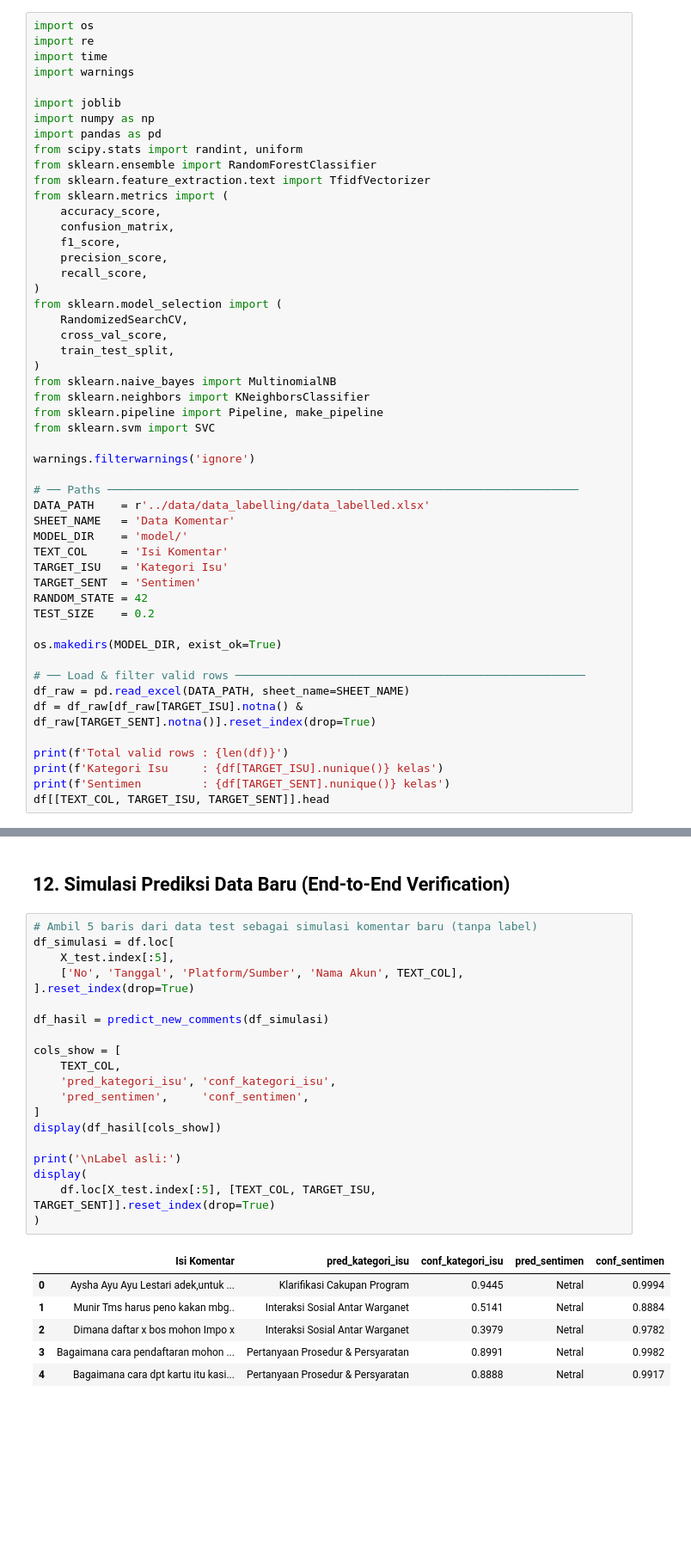
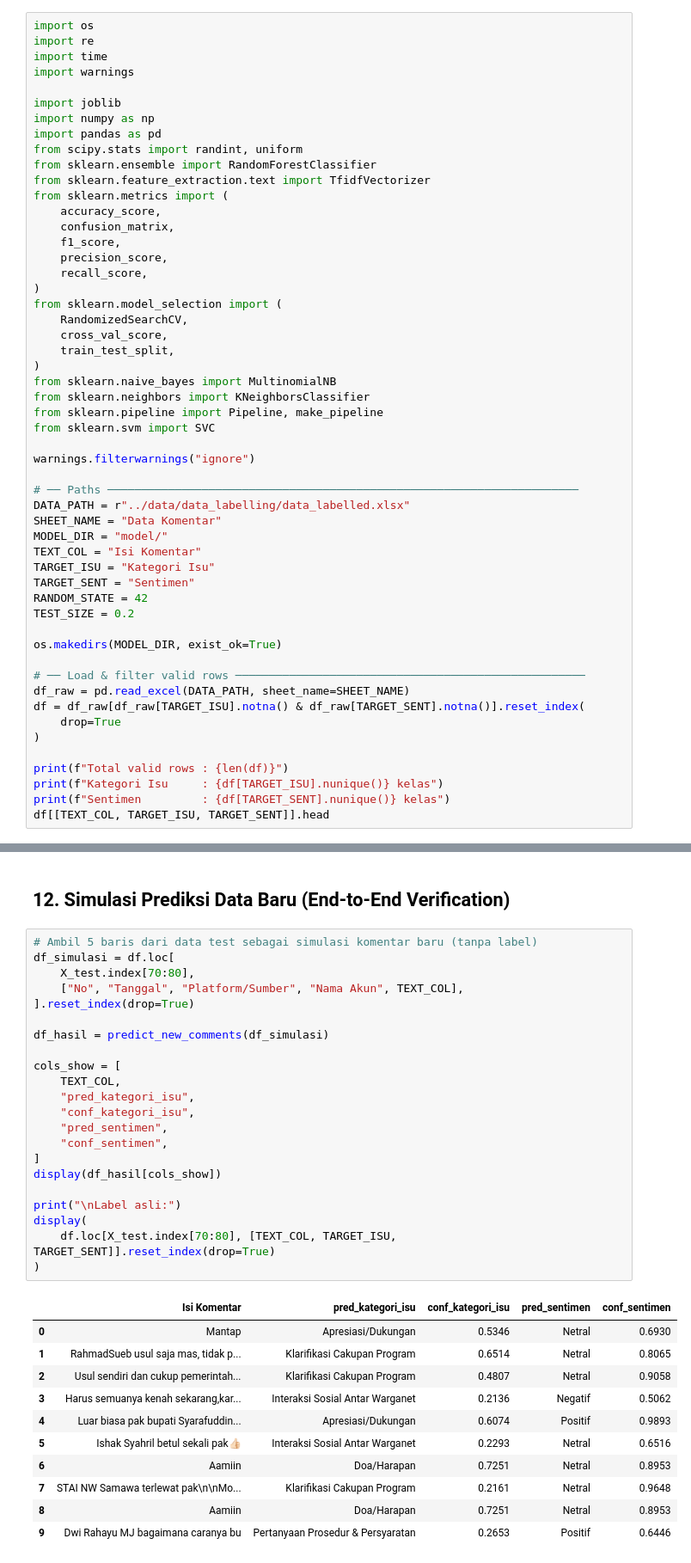
Before and after one commit to Put3r4/Analisis-Sentimen_Kartu_Sumbawa_Pintar, a Jupyter notebook: notebook/modelling.ipynb, the cells around one changed output, grey strips where cells are left out. Shown at 86% size. Drawn from its saved outputs; the diff is of its cells as text; blank space fills up the shorter version.

```diff
--- a/notebook/modelling.ipynb
+++ b/notebook/modelling.ipynb
@@ -31,27 +31,29 @@ from sklearn.neighbors import KNeighborsClassifier
 from sklearn.pipeline import Pipeline, make_pipeline
 from sklearn.svm import SVC
 
-warnings.filterwarnings('ignore')
+warnings.filterwarnings("ignore")
 
 # ── Paths ──────────────────────────────────────────────────────────────────────
-DATA_PATH    = r'../data/data_labelling/data_labelled.xlsx'
-SHEET_NAME   = 'Data Komentar'
-MODEL_DIR    = 'model/'
-TEXT_COL     = 'Isi Komentar'
-TARGET_ISU   = 'Kategori Isu'
-TARGET_SENT  = 'Sentimen'
+DATA_PATH = r"../data/data_labelling/data_labelled.xlsx"
+SHEET_NAME = "Data Komentar"
+MODEL_DIR = "model/"
+TEXT_COL = "Isi Komentar"
+TARGET_ISU = "Kategori Isu"
+TARGET_SENT = "Sentimen"
 RANDOM_STATE = 42
-TEST_SIZE    = 0.2
+TEST_SIZE = 0.2
 
 os.makedirs(MODEL_DIR, exist_ok=True)
 
 # ── Load & filter valid rows ────────────────────────────────────────────────────
 df_raw = pd.read_excel(DATA_PATH, sheet_name=SHEET_NAME)
-df = df_raw[df_raw[TARGET_ISU].notna() & df_raw[TARGET_SENT].notna()].reset_index(drop=True)
+df = df_raw[df_raw[TARGET_ISU].notna() & df_raw[TARGET_SENT].notna()].reset_index(
+    drop=True
+)
 
-print(f'Total valid rows : {len(df)}')
-print(f'Kategori Isu     : {df[TARGET_ISU].nunique()} kelas')
-print(f'Sentimen         : {df[TARGET_SENT].nunique()} kelas')
+print(f"Total valid rows : {len(df)}")
+print(f"Kategori Isu     : {df[TARGET_ISU].nunique()} kelas")
+print(f"Sentimen         : {df[TARGET_SENT].nunique()} kelas")
 df[[TEXT_COL, TARGET_ISU, TARGET_SENT]].head
 # %% [output]
 Total valid rows : 473
@@ -506,29 +587,36 @@ Fungsi predict_new_comments siap digunakan.
 # %%
 # Ambil 5 baris dari data test sebagai simulasi komentar baru (tanpa label)
 df_simulasi = df.loc[
-    X_test.index[:5],
-    ['No', 'Tanggal', 'Platform/Sumber', 'Nama Akun', TEXT_COL],
+    X_test.index[70:80],
+    ["No", "Tanggal", "Platform/Sumber", "Nama Akun", TEXT_COL],
 ].reset_index(drop=True)
 
 df_hasil = predict_new_comments(df_simulasi)
 
 cols_show = [
     TEXT_COL,
-    'pred_kategori_isu', 'conf_kategori_isu',
-    'pred_sentimen',     'conf_sentimen',
+    "pred_kategori_isu",
+    "conf_kategori_isu",
+    "pred_sentimen",
+    "conf_sentimen",
 ]
 display(df_hasil[cols_show])
 
-print('\nLabel asli:')
+print("\nLabel asli:")
 display(
-    df.loc[X_test.index[:5], [TEXT_COL, TARGET_ISU, TARGET_SENT]].reset_index(drop=True)
+    df.loc[X_test.index[70:80], [TEXT_COL, TARGET_ISU, TARGET_SENT]].reset_index(drop=True)
 )
 # %% [output]
 |  | Isi Komentar | pred_kategori_isu | conf_kategori_isu | pred_sentimen | conf_sentimen |
-| 0 | Aysha Ayu Ayu Lestari adek,untuk ... | Klarifikasi Cakupan Program | 0.9445 | Netral | 0.9994 |
-| 1 | Munir Tms harus peno kakan mbg.. | Interaksi Sosial Antar Warganet | 0.5141 | Netral | 0.8884 |
-| 2 | Dimana daftar x bos mohon Impo x | Interaksi Sosial Antar Warganet | 0.3979 | Netral | 0.9782 |
-| 3 | Bagaimana cara pendaftaran mohon ... | Pertanyaan Prosedur & Persyaratan | 0.8991 | Netral | 0.9982 |
-| 4 | Bagaimana cara dpt kartu itu kasi... | Pertanyaan Prosedur & Persyaratan | 0.8888 | Netral | 0.9917 |
+| 0 | Mantap | Apresiasi/Dukungan | 0.5346 | Netral | 0.6930 |
+| 1 | RahmadSueb usul saja mas, tidak p... | Klarifikasi Cakupan Program | 0.6514 | Netral | 0.8065 |
+| 2 | Usul sendiri dan cukup pemerintah... | Klarifikasi Cakupan Program | 0.4807 | Netral | 0.9058 |
+| 3 | Harus semuanya kenah sekarang,kar... | Interaksi Sosial Antar Warganet | 0.2136 | Negatif | 0.5062 |
+| 4 | Luar biasa pak bupati Syarafuddin... | Apresiasi/Dukungan | 0.6074 | Positif | 0.9893 |
+| 5 | Ishak Syahril betul sekali pak👍🏻 | Interaksi Sosial Antar Warganet | 0.2293 | Netral | 0.6516 |
+| 6 | Aamiin | Doa/Harapan | 0.7251 | Netral | 0.8953 |
+| 7 | STAI NW Samawa terlewat pak\n\nMo... | Klarifikasi Cakupan Program | 0.2161 | Netral | 0.9648 |
+| 8 | Aamiin | Doa/Harapan | 0.7251 | Netral | 0.8953 |
+| 9 | Dwi Rahayu MJ bagaimana caranya bu | Pertanyaan Prosedur & Persyaratan | 0.2653 | Positif | 0.6446 |
 Label asli:
 |  | Isi Komentar | Kategori Isu | Sentimen |
```
Also changed, not shown: parts of 11 cells of this notebook, 15 other files.
